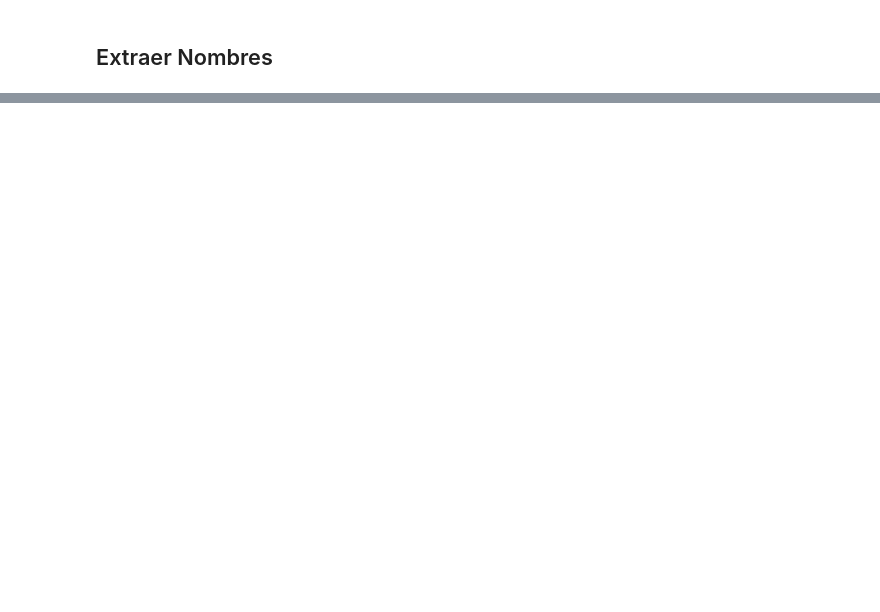
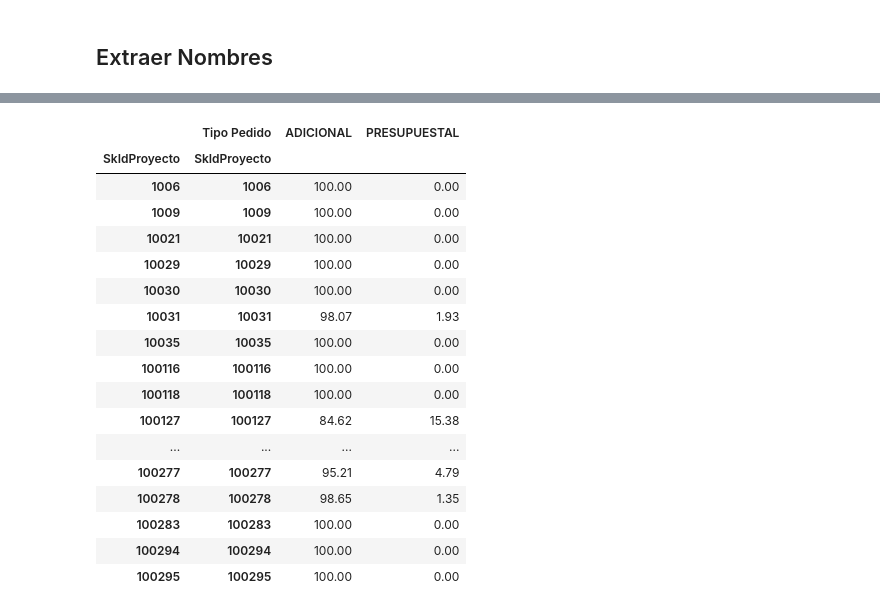
Before and after one commit to ConnectEscuelaIngenieros/consultoriaConnectBogota, a Jupyter notebook: utils.ipynb, the cells around one changed output, grey strips where cells are left out. Saved outputs shown, nothing was run; the diff lists cells and outputs as text; code cells hidden in the pictures; blank space fills up the shorter version.

```diff
--- a/utils.ipynb
+++ b/utils.ipynb
@@ -394,0 +366,44 @@ else:
+# %%
+import pandas as pd
+from pathlib import Path
+
+carpeta = Path("20251003/20251003")
+df_spec = pd.read_csv(carpeta / "ADP_DTM_DIM.EspecicficacionDePedidos.csv")
+df_ped = pd.read_csv(carpeta / "ADP_DTM_FACT.Pedidos.csv")
+
+df = df_ped[["SkIdEmpresa", "SkIdProyecto", "SkIdPedido"]].merge(
+    df_spec[["SkIdEmpresa", "SkIdPedido", "Tipo Pedido"]],
+    on=["SkIdEmpresa", "SkIdPedido"], how="left"
+)
+
+df["Tipo Pedido"] = df["Tipo Pedido"].fillna("NA")
+
+tabla = (
+    df.groupby(["SkIdProyecto", "Tipo Pedido"])
+      .size()
+      .groupby(level=0)
+      .apply(lambda x: round(100 * x / x.sum(), 2))
+      .unstack(fill_value=0)
+      .sort_index()
+)
+
+display(tabla)
+# %% [output]
+|  | Tipo Pedido | ADICIONAL | PRESUPUESTAL |
+| SkIdProyecto | SkIdProyecto |  |  |
+| 1006 | 1006 | 100.00 | 0.00 |
+| 1009 | 1009 | 100.00 | 0.00 |
+| 10021 | 10021 | 100.00 | 0.00 |
+| 10029 | 10029 | 100.00 | 0.00 |
+| 10030 | 10030 | 100.00 | 0.00 |
+| 10031 | 10031 | 98.07 | 1.93 |
+| 10035 | 10035 | 100.00 | 0.00 |
+| 100116 | 100116 | 100.00 | 0.00 |
+| 100118 | 100118 | 100.00 | 0.00 |
+| 100127 | 100127 | 84.62 | 15.38 |
+| ... | ... | ... | ... |
+| 100277 | 100277 | 95.21 | 4.79 |
+| 100278 | 100278 | 98.65 | 1.35 |
+| 100283 | 100283 | 100.00 | 0.00 |
+| 100294 | 100294 | 100.00 | 0.00 |
+| 100295 | 100295 | 100.00 | 0.00 |
```
Also changed, not shown: parts of 31 cells of this notebook, 1 other file.
